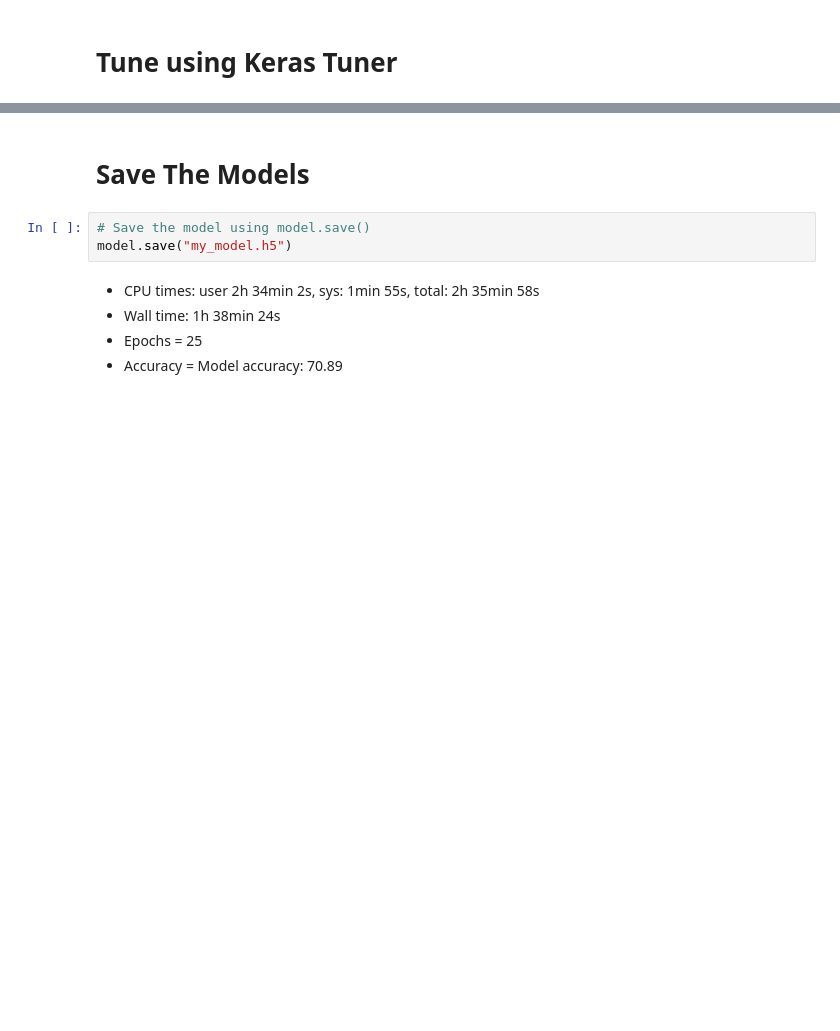
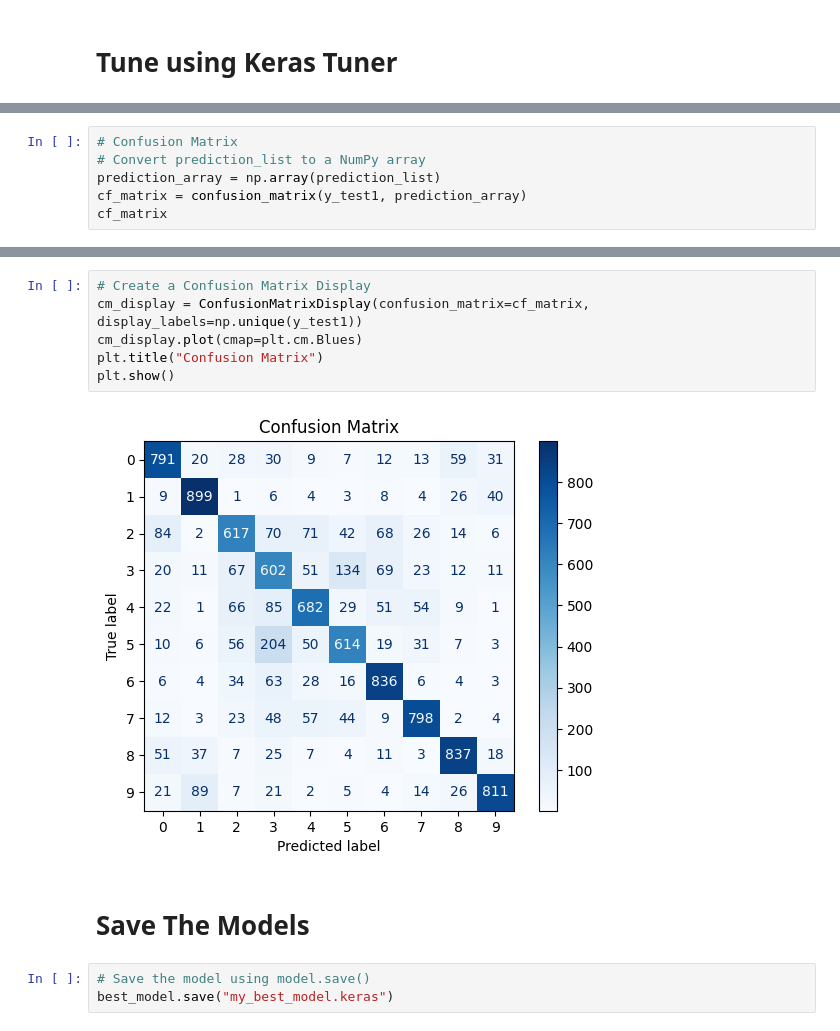
Before and after one commit to stefanshipinkoski/cifar-10-cnn, a Jupyter notebook: CIFAR_CNN.ipynb, the cells around one changed output, grey strips where cells are left out. Cells and saved outputs as stored; diff of their text form; blank space fills up the shorter version.

```diff
--- a/CIFAR_CNN.ipynb
+++ b/CIFAR_CNN.ipynb
@@ -497,0 +470,6 @@ best_model_acc
+# %%
+# Confusion Matrix
+# Convert prediction_list to a NumPy array
+prediction_array = np.array(prediction_list)
+cf_matrix = confusion_matrix(y_test1, prediction_array)
+cf_matrix
@@ -498,12 +487,15 @@ best_model_acc
+# %%
+# Create a Confusion Matrix Display
+cm_display = ConfusionMatrixDisplay(confusion_matrix=cf_matrix, display_labels=np.unique(y_test1))
+cm_display.plot(cmap=plt.cm.Blues)
+plt.title("Confusion Matrix")
+plt.show()
+# %% [output]
+[figure, added]
 # %% [markdown]
 # Save The Models
 # %%
 # Save the model using model.save()
-model.save("my_model.h5")
+best_model.save("my_best_model.keras")
-# %% [markdown]
-- CPU times: user 2h 34min 2s, sys: 1min 55s, total: 2h 35min 58s
-- Wall time: 1h 38min 24s
-- Epochs = 25
-- Accuracy = Model accuracy: 70.89
 # %%
 # Load the model using tf.keras.models.load_model()
```
Also changed, not shown: parts of 45 cells of this notebook.
